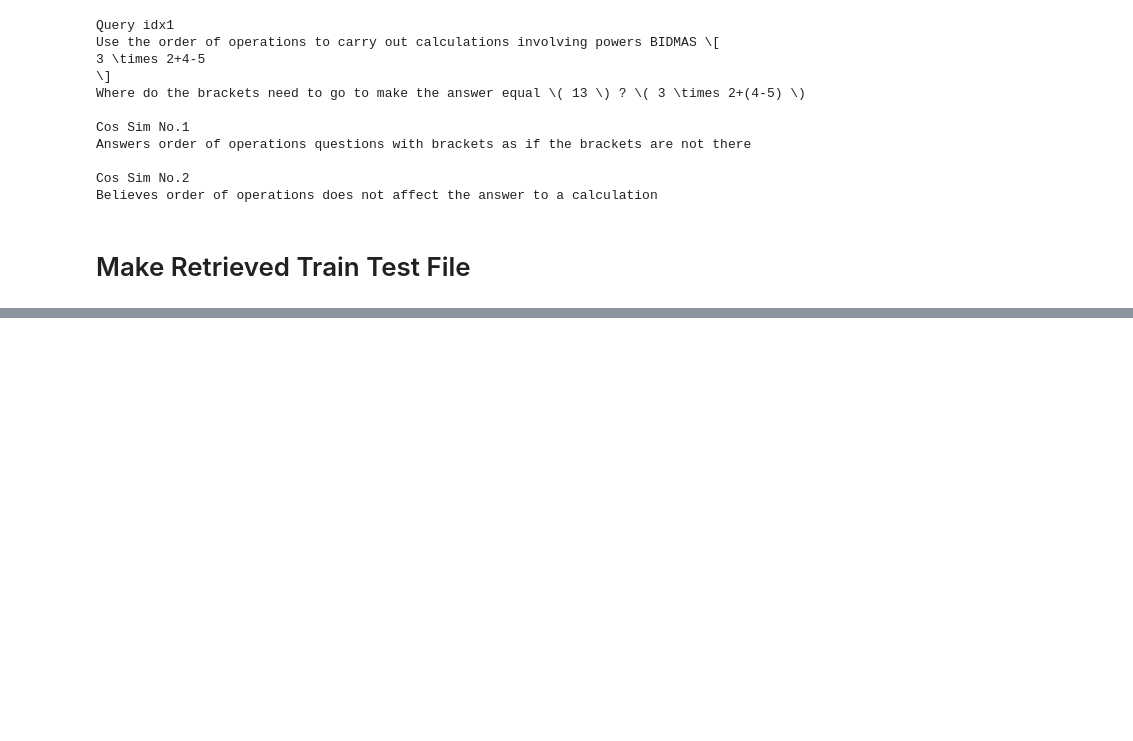
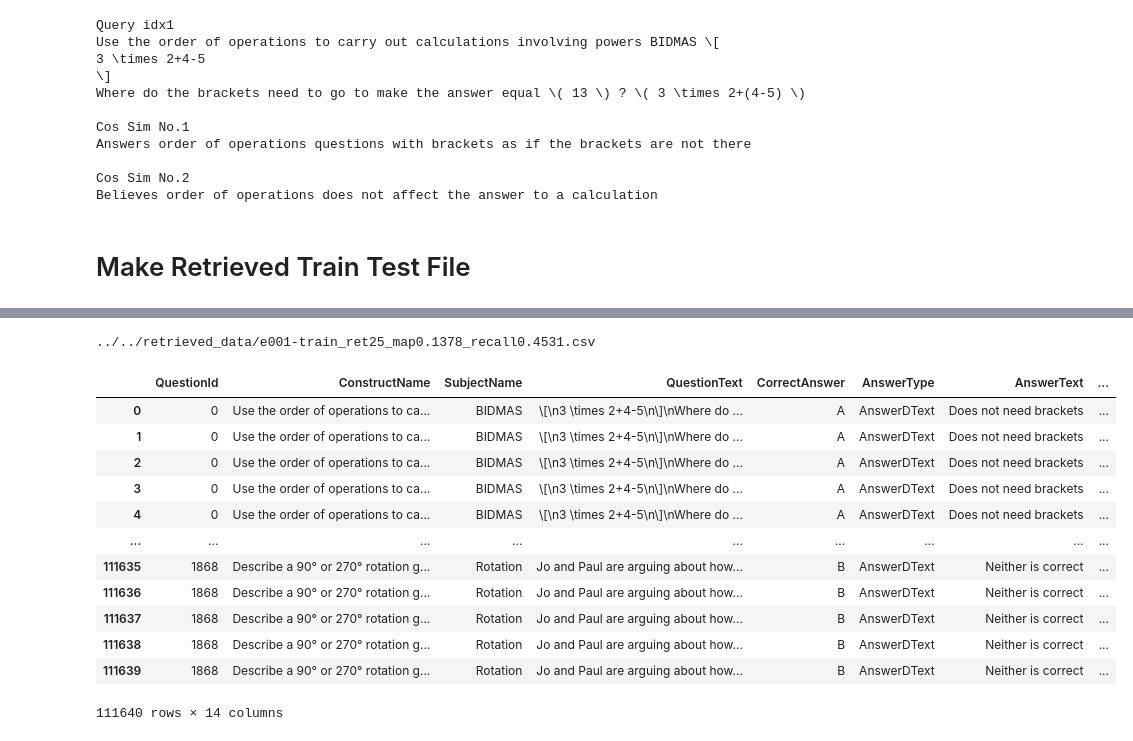
Before and after one commit to sinchir0/eedi-mining-misconceptions-in-mathematics, a Jupyter notebook: exp/retriever/e001-tfidf-cos-sim.ipynb, the cells around one changed output, grey strips where cells are left out. Cells and saved outputs as stored; diff of their text form; code cells hidden in the pictures; blank space fills up the shorter version.

```diff
--- a/exp/retriever/e001-tfidf-cos-sim.ipynb
+++ b/exp/retriever/e001-tfidf-cos-sim.ipynb
@@ -11,7 +11,7 @@ Please let me know if there are any mistakes.
 # %%
 DATA_PATH = "../../data"
 OUTPUT_PATH = "../../retrieved_data"
-RETRIEVE_NUM = 10  # TODO: 多くしてみる
+RETRIEVE_NUM = 25  # TODO: 多くしてみる
 # %% [markdown]
 # Import
 # %%
@@ -319,19 +317,19 @@ train_long["PredictMisconceptionId"][0]
 # %%
-# TrainとTestのPredictMisconceptionIdの中に、正解が入っていない場合は、追加する
-def check_answer_predict_misconception_id(
-    actual: int, predict: list[int]
-) -> list[KeyboardInterrupt]:
-    if actual in predict:
-        return predict
-    else:
-        predict.append(actual)
-        return predict
+# # TrainとTestのPredictMisconceptionIdの中に、正解が入っていない場合は、追加する
+# def check_answer_predict_misconception_id(
+#     actual: int, predict: list[int]
+# ) -> list[KeyboardInterrupt]:
+#     if actual in predict:
+#         return predict
+#     else:
+#         predict.append(actual)
+#         return predict
 
 
-train_long["PredictMisconceptionId"] = [
-    check_answer_predict_misconception_id(actual, predict)
-    for actual, predict in zip(
-        train_long["MisconceptionId"], train_long["PredictMisconceptionId"]
-    )
-]
+# train_long["PredictMisconceptionId"] = [
+#     check_answer_predict_misconception_id(actual, predict)
+#     for actual, predict in zip(
+#         train_long["MisconceptionId"], train_long["PredictMisconceptionId"]
+#     )
+# ]
 # %%
@@ -374,2 +370,9 @@ assert (
+# %%
+# MisconceptionNameを追加
+train_long = pd.merge(
+    train_long,
+    misconception_mapping.add_prefix("Predict"),
+    on="PredictMisconceptionId",
+)
 # %%
 train_long.to_csv(
@@ -377 +381,23 @@ train_long.to_csv(
 )
+# %%
+print(
+    f"{OUTPUT_PATH}/e001-train_ret{RETRIEVE_NUM}_map{map_at_25_score:.4f}_recall{recall_score:.4f}.csv"
+)
+# %% [output]
+../../retrieved_data/e001-train_ret25_map0.1378_recall0.4531.csv
+# %%
+train_long
+# %% [output]
+|  | QuestionId | ConstructName | SubjectName | QuestionText | CorrectAnswer | AnswerType | AnswerText | ... |
+| 0 | 0 | Use the order of operations to ca... | BIDMAS | \[\n3 \times 2+4-5\n\]\nWhere do ... | A | AnswerDText | Does not need brackets | ... |
+| 1 | 0 | Use the order of operations to ca... | BIDMAS | \[\n3 \times 2+4-5\n\]\nWhere do ... | A | AnswerDText | Does not need brackets | ... |
+| 2 | 0 | Use the order of operations to ca... | BIDMAS | \[\n3 \times 2+4-5\n\]\nWhere do ... | A | AnswerDText | Does not need brackets | ... |
+| 3 | 0 | Use the order of operations to ca... | BIDMAS | \[\n3 \times 2+4-5\n\]\nWhere do ... | A | AnswerDText | Does not need brackets | ... |
+| 4 | 0 | Use the order of operations to ca... | BIDMAS | \[\n3 \times 2+4-5\n\]\nWhere do ... | A | AnswerDText | Does not need brackets | ... |
+| ... | ... | ... | ... | ... | ... | ... | ... | ... |
+| 111635 | 1868 | Describe a 90° or 270° rotation g... | Rotation | Jo and Paul are arguing about how... | B | AnswerDText | Neither is correct | ... |
+| 111636 | 1868 | Describe a 90° or 270° rotation g... | Rotation | Jo and Paul are arguing about how... | B | AnswerDText | Neither is correct | ... |
+| 111637 | 1868 | Describe a 90° or 270° rotation g... | Rotation | Jo and Paul are arguing about how... | B | AnswerDText | Neither is correct | ... |
+| 111638 | 1868 | Describe a 90° or 270° rotation g... | Rotation | Jo and Paul are arguing about how... | B | AnswerDText | Neither is correct | ... |
+| 111639 | 1868 | Describe a 90° or 270° rotation g... | Rotation | Jo and Paul are arguing about how... | B | AnswerDText | Neither is correct | ... |
+111640 rows × 14 columns
```
Also changed, not shown: parts of 6 cells of this notebook, 4 other files.
